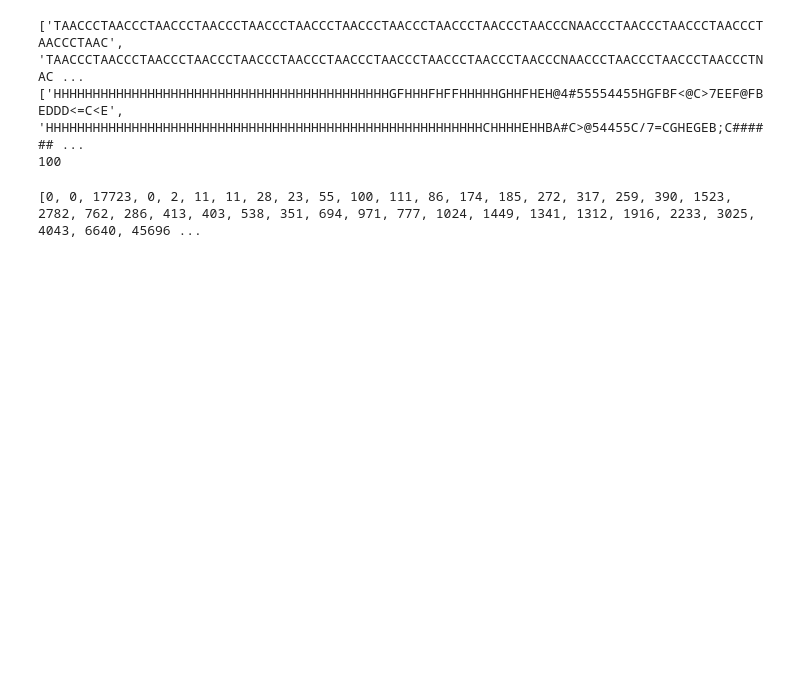
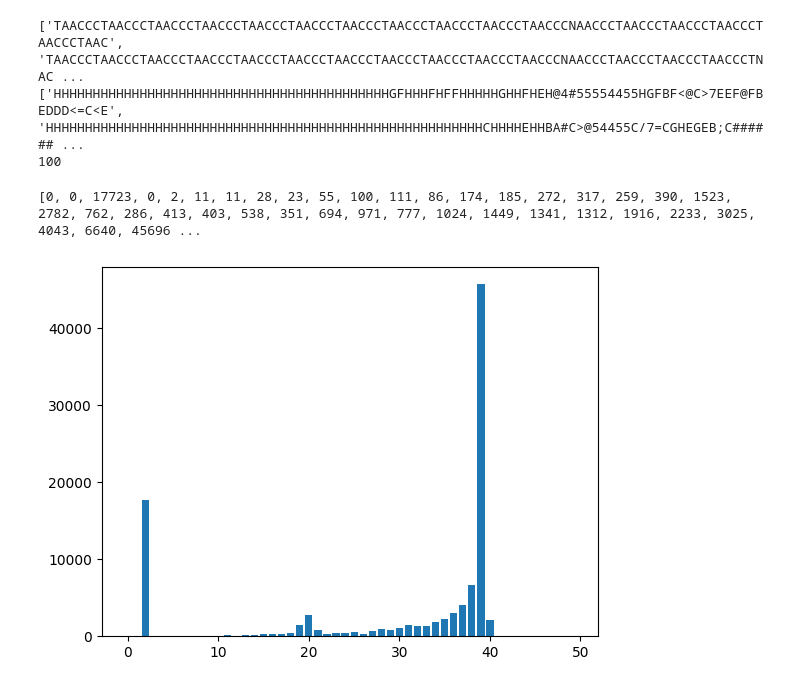
Before and after one commit to 2533Aryan/Algorithm-For-DNA-Sequencing, a Jupyter notebook: assignment_1.ipynb, the cells around one changed output. Drawn from its saved outputs; the diff is of its cells as text; code cells hidden in the pictures; blank space fills up the shorter version.

```diff
--- a/assignment_1.ipynb
+++ b/assignment_1.ipynb
@@ -211,3 +211,10 @@ h = createHistory(qual)
 print(h)
 # %% [output]
 [0, 0, 17723, 0, 2, 11, 11, 28, 23, 55, 100, 111, 86, 174, 185, 272, 317, 259, 390, 1523, 2782, 762, 286, 413, 403, 538, 351, 694, 971, 777, 1024, 1449, 1341, 1312, 1916, 2233, 3025, 4043, 6640, 45696 ...
+# %%
+%matplotlib inline
+import matplotlib.pyplot as plt
+plt.bar(range(len(h)), h)
+plt.show()
+# %% [output]
+[figure, added]
```
